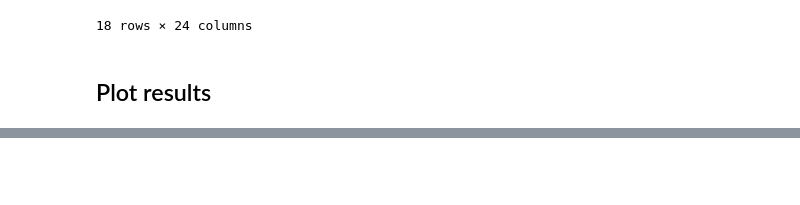
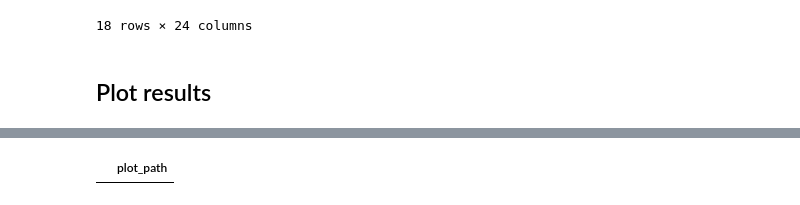
Before and after one commit to CMU-MMA/desi-alert-augmentation-pipeline, a Jupyter notebook: docs/notebooks/gracedb_sesn_refactor.ipynb, the cells around one changed output, grey strips where cells are left out. Saved outputs shown, nothing was run; the diff lists cells and outputs as text; code cells hidden in the pictures; blank space fills up the shorter version.

```diff
--- a/docs/notebooks/gracedb_sesn_refactor.ipynb
+++ b/docs/notebooks/gracedb_sesn_refactor.ipynb
@@ -258,7 +262,0 @@ from desi_aap.skymap_plots import plot_3d_coincidence
-# %%
-plot_paths = []
-if not coincidence_sne.empty:
-    for _, row in coincidence_sne.iterrows():
-        plot_paths.append(plot_3d_coincidence(row, gracedb_events))
-
-pd.DataFrame({"plot_path": [str(path) for path in plot_paths]})
@@ -307,0 +270,11 @@ pd.DataFrame({"plot_path": [str(path) for path in plot_paths]})
+# %%
+plot_paths = []
+if not coincidence_sne.empty:
+    for i, row in coincidence_sne.iterrows():
+        if i > 0:
+            break
+        plot_paths.append(plot_3d_coincidence(row, gracedb_events, show=True))
+
+pd.DataFrame({"plot_path": [str(path) for path in plot_paths]})
+# %% [output]
+|  | plot_path |
```
Also changed, not shown: parts of 6 cells of this notebook, 1 other file.
